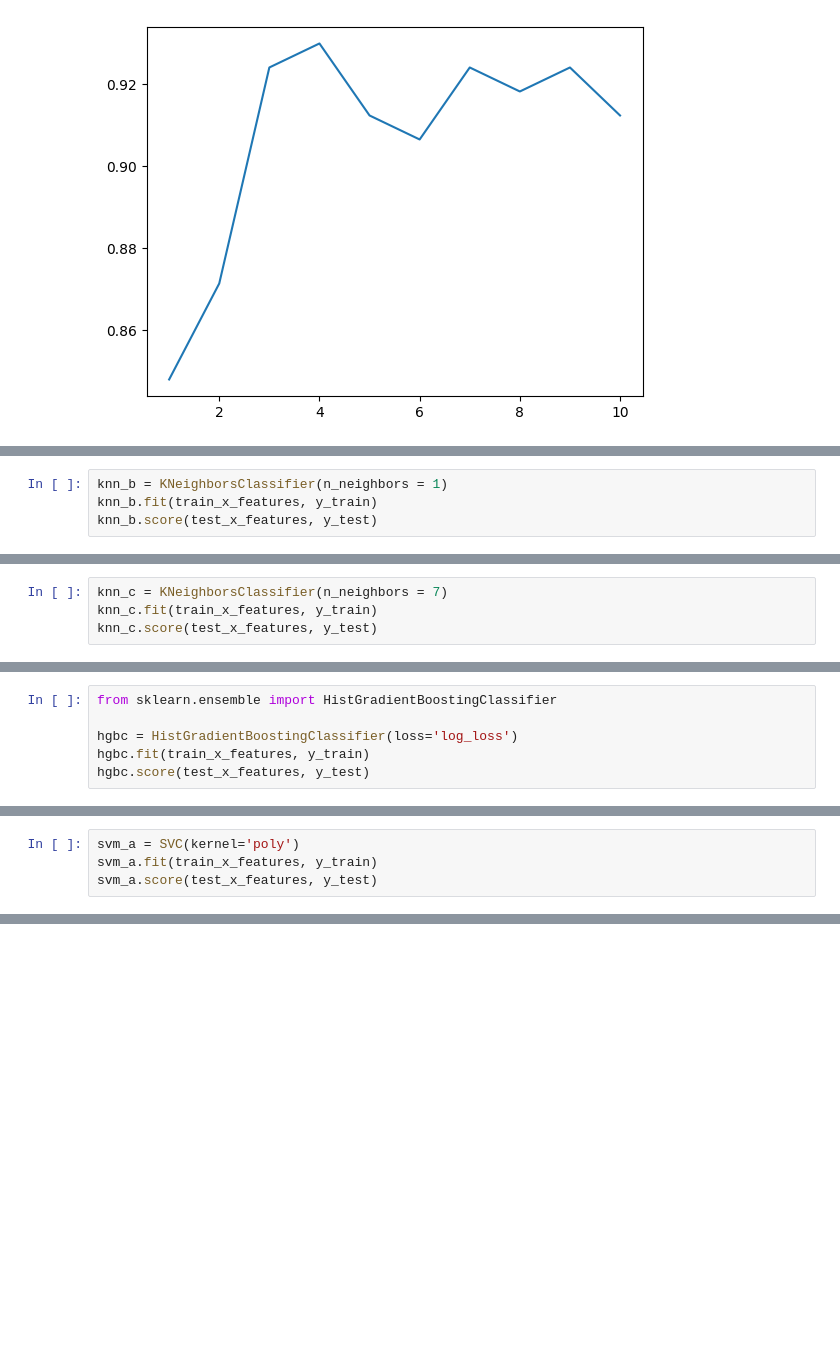
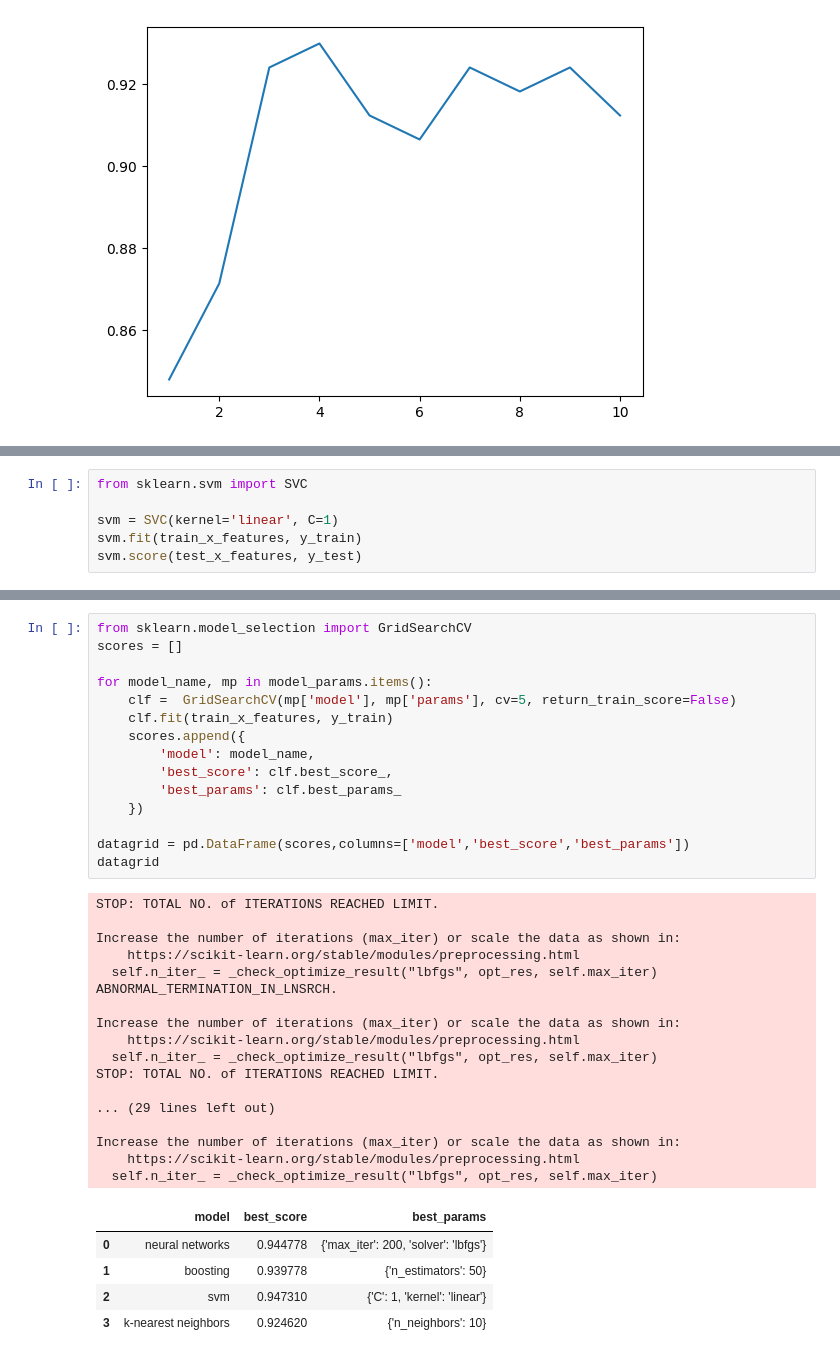
Before and after one commit to juniorq33/Machine-Learning, a Jupyter notebook: Assignment_1/breast_cancer_models.ipynb, the cells around one changed output, grey strips where cells are left out. Cells and saved outputs as stored; diff of their text form; blank space fills up the shorter version.

```diff
--- a/Assignment_1/breast_cancer_models.ipynb
+++ b/Assignment_1/breast_cancer_models.ipynb
@@ -290,5 +306,7 @@ knn_a.score(test_x_features, y_test)
 # %%
-knn_b = KNeighborsClassifier(n_neighbors = 1)
-knn_b.fit(train_x_features, y_train)
-knn_b.score(test_x_features, y_test)
+from sklearn.svm import SVC
+
+svm = SVC(kernel='linear', C=1)
+svm.fit(train_x_features, y_train)
+svm.score(test_x_features, y_test)
 # %% [output]
@@ -296,4 +313,0 @@ knn_b.score(test_x_features, y_test)
-# %%
-knn_c = KNeighborsClassifier(n_neighbors = 7)
-knn_c.fit(train_x_features, y_train)
-knn_c.score(test_x_features, y_test)
@@ -310,6 +313,0 @@ gbc.score(test_x_features, y_test)
-# %%
-from sklearn.ensemble import HistGradientBoostingClassifier
-
-hgbc = HistGradientBoostingClassifier(loss='log_loss')
-hgbc.fit(train_x_features, y_train)
-hgbc.score(test_x_features, y_test)
@@ -334,4 +313,0 @@ svm.score(test_x_features, y_test)
-# %%
-svm_a = SVC(kernel='poly')
-svm_a.fit(train_x_features, y_train)
-svm_a.score(test_x_features, y_test)
@@ -339,0 +348,38 @@ svm_a.score(test_x_features, y_test)
+# %%
+from sklearn.model_selection import GridSearchCV
+scores = []
+
+for model_name, mp in model_params.items():
+    clf =  GridSearchCV(mp['model'], mp['params'], cv=5, return_train_score=False)
+    clf.fit(train_x_features, y_train)
+    scores.append({
+        'model': model_name,
+        'best_score': clf.best_score_,
+        'best_params': clf.best_params_
+    })
+
+datagrid = pd.DataFrame(scores,columns=['model','best_score','best_params'])
+datagrid
+# %% [output]
+STOP: TOTAL NO. of ITERATIONS REACHED LIMIT.
+
+Increase the number of iterations (max_iter) or scale the data as shown in:
+    https://scikit-learn.org/stable/modules/preprocessing.html
+  self.n_iter_ = _check_optimize_result("lbfgs", opt_res, self.max_iter)
+ABNORMAL_TERMINATION_IN_LNSRCH.
+
+Increase the number of iterations (max_iter) or scale the data as shown in:
+    https://scikit-learn.org/stable/modules/preprocessing.html
+  self.n_iter_ = _check_optimize_result("lbfgs", opt_res, self.max_iter)
+STOP: TOTAL NO. of ITERATIONS REACHED LIMIT.
+
+... (29 lines left out)
+
+Increase the number of iterations (max_iter) or scale the data as shown in:
+    https://scikit-learn.org/stable/modules/preprocessing.html
+  self.n_iter_ = _check_optimize_result("lbfgs", opt_res, self.max_iter)
+|  | model | best_score | best_params |
+| 0 | neural networks | 0.944778 | {'max_iter': 200, 'solver': 'lbfgs'} |
+| 1 | boosting | 0.939778 | {'n_estimators': 50} |
+| 2 | svm | 0.947310 | {'C': 1, 'kernel': 'linear'} |
+| 3 | k-nearest neighbors | 0.924620 | {'n_neighbors': 10} |
```
Also changed, not shown: parts of 13 cells of this notebook.
